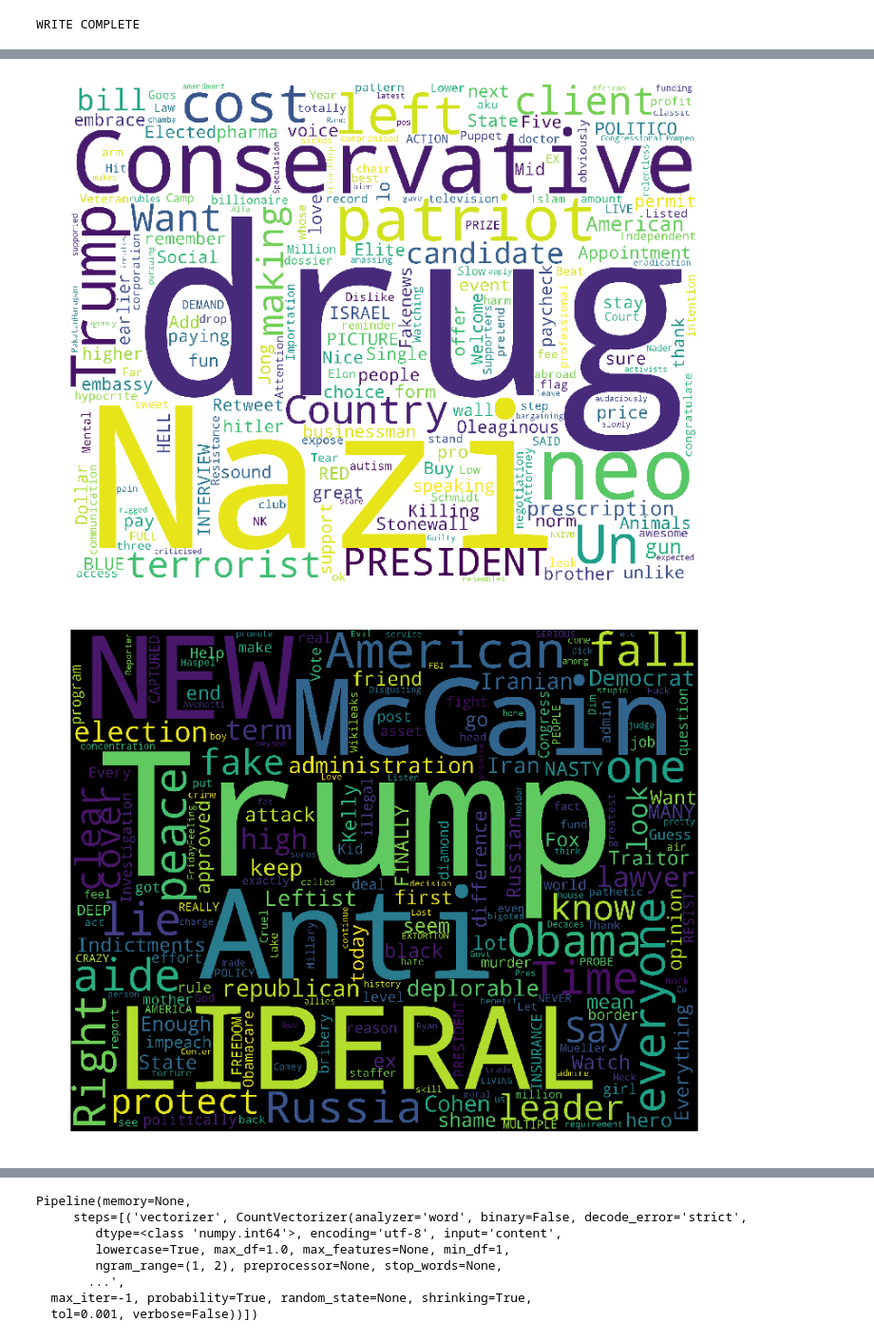
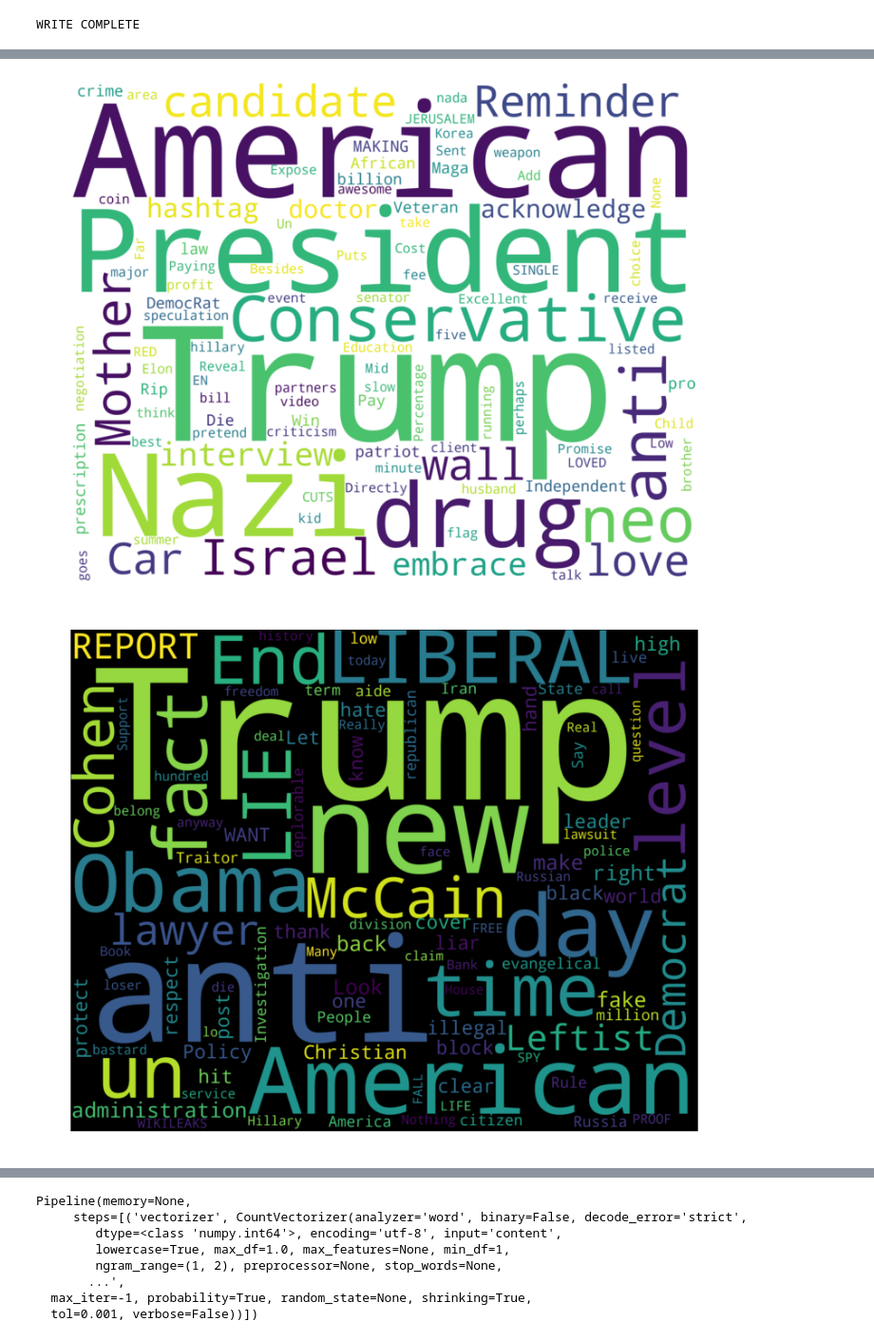
Before and after one commit to raoKarthikeya/ML_Project, a Jupyter notebook: Test Sentiment.ipynb, the cells around one changed output, grey strips where cells are left out. Shown: that part at 95% size. Saved outputs shown, nothing was run; the diff lists cells and outputs as text; code cells hidden in the pictures.

```diff
--- a/Test Sentiment.ipynb
+++ b/Test Sentiment.ipynb
@@ -136,7 +132,10 @@ stop = stopwords.words('english') + punctuation + ['rt', 'via', 'RT', ':', ',',
                                                    'i\'m', '…', '...', 'a', 'b', 'c'
                                                   'd','g','j','m','p','s','v','y',
                                                   'e','h','k','n','q','t','w','z',
-                                                  'f','i','l','o','r','u','x', 'http', 'https']
+                                                  'f','i','l','o','r','u','x', 'http', 'https',
+                                                  'ó','ल','ु','்','ज','I','ब','य','द','ै','ट',
+                                                   'भ','ग','प','व','ி','श','amp',
+                                                   'ू','।','ध','ு','च','1','ा',]
 
 
 
@@ -144,6 +143,7 @@ tknzr = TweetTokenizer()
 num_of_tweets = 0
 tweets = []
 original_tweets = []
+terms = ''
 fname = dir_path_data +'/stream_'+SEARCH_TERM+'.json'
 with open(fname, 'r') as f:
     count_all = Counter()
@@ -297,32 +297,34 @@ print(top_neg)
 # %%
 from wordcloud import WordCloud
-
+import random
 
 def wordcloud_draw(data, color = 'black'):
     words = ' '.join(data)
     wordcloud = WordCloud(background_color=color,
                       width=2500,
-                      height=2000
+                      height=2000,
+                      max_words=100
                      ).generate(words)
+#     wordcloud.recolor(color_func = grey_color_func(word = words))
     plt.figure(1,figsize=(13, 13))
-    plt.imshow(wordcloud)
+    plt.imshow(wordcloud, interpolation='bilinear')
     plt.axis('off')
     plt.show()
 
 pos_term = [terms[0] for terms in semantic_sorted if terms[1] > 0
             and not terms[0].startswith('@')]
 
 neg_term = [terms[0] for terms in semantic_sorted if terms[1] < 0
             and not terms[0].startswith('@')]
 
 neutral_term = [terms[0] for terms in semantic_sorted if terms[1] == 0
             and not terms[0].startswith('@')]
 
 wordcloud_draw(pos_term, 'white')
 wordcloud_draw(neg_term)
 # %% [output]
-[figure, old version]
+[figure, new version]
-[figure, old version]
+[figure, new version]
 # %%
 count = 0
 target = []
```
Also changed, not shown: parts of 12 cells of this notebook, 2 other files.
